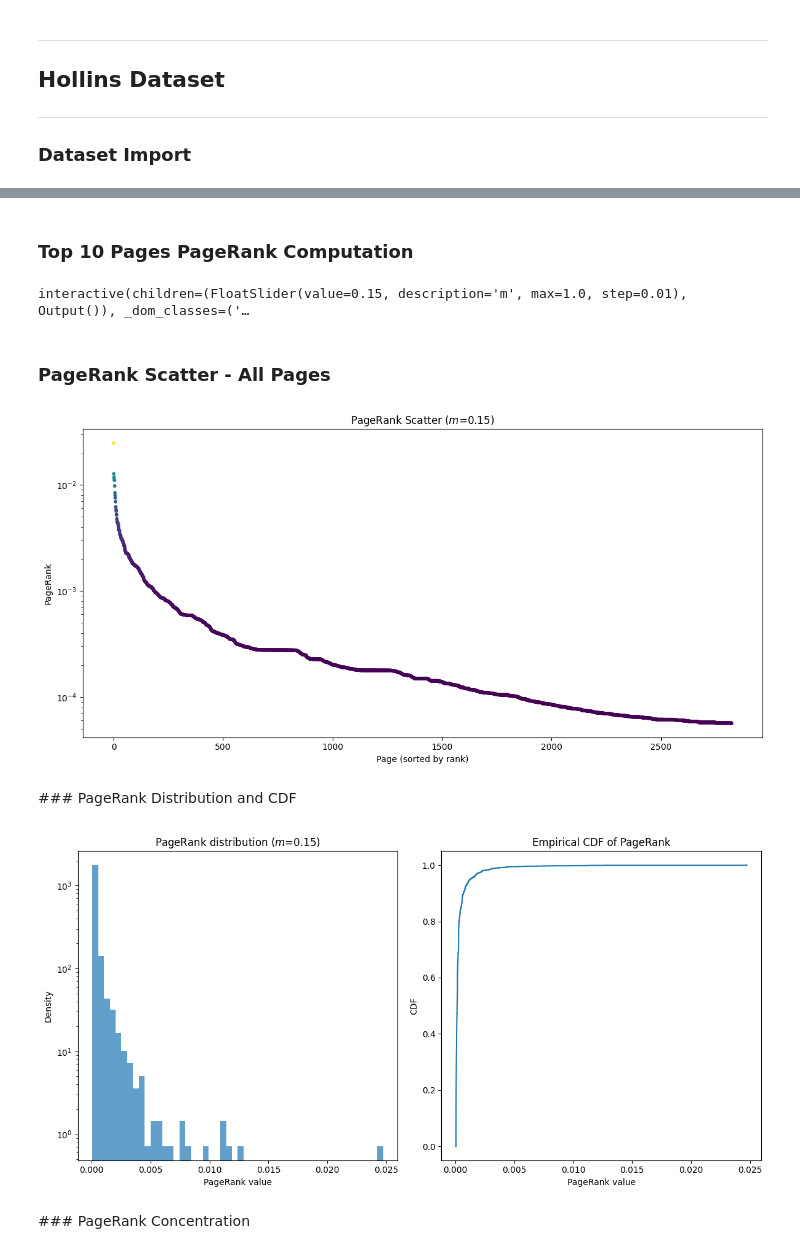
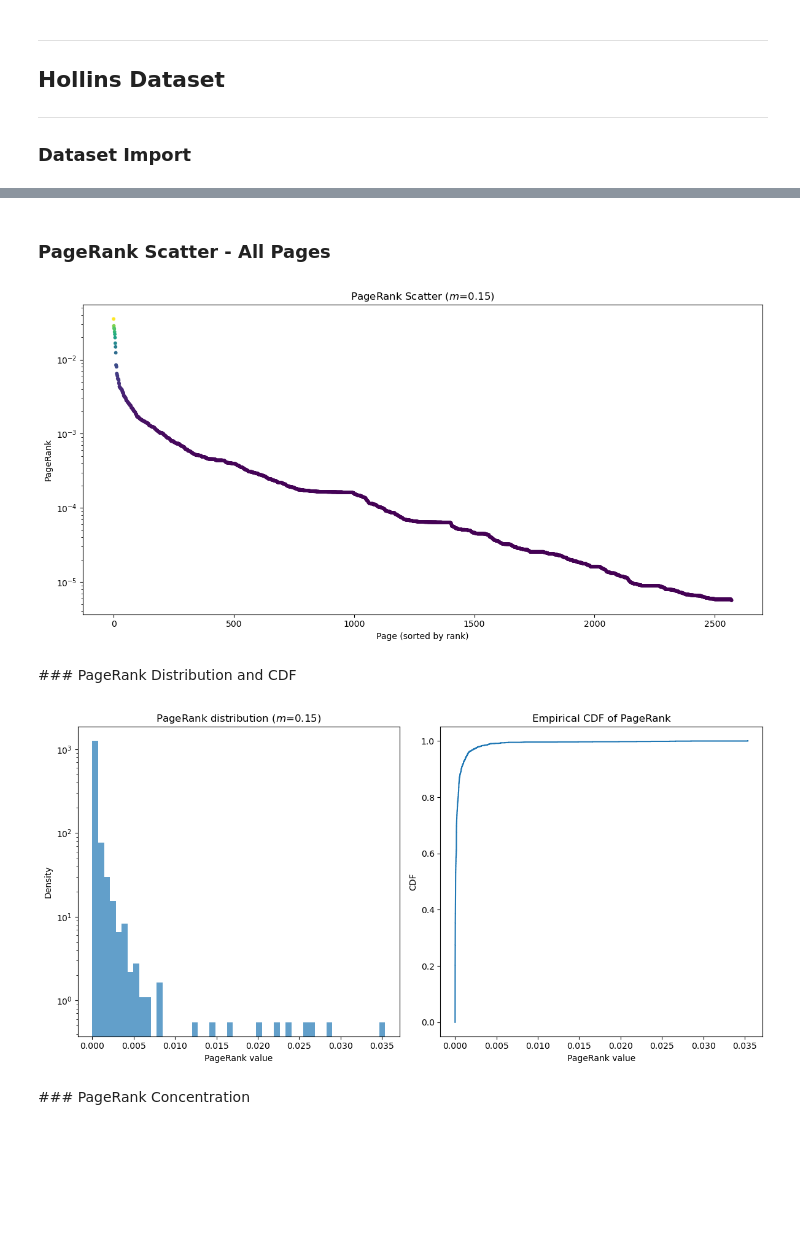
Before and after one commit to giorgiozoccatelli/ComputationalLinearAlgebra, a Jupyter notebook: PageRank/es11.ipynb, the cells around one changed output, grey strips where cells are left out. Cells and saved outputs as stored; diff of their text form; code cells hidden in the pictures; blank space fills up the shorter version.

Commit message:
hollins risolto forse

```diff
--- a/PageRank/es11.ipynb
+++ b/PageRank/es11.ipynb
@@ -38,11 +38,7 @@ from scipy.sparse import issparse, csr_matrix
 def compute_M_matrix(A, m):
     n = A.shape[0]
     S = np.ones((n, n)) / n
-    if issparse(A):
-        S_sparse = csr_matrix(S)
-        M = (1 - m) * A + m * S_sparse
-    else:
-        M = (1 - m) * A + m * S
+    M = (1 - m) * A + m * S
     v0 = np.ones(n)
     v0 /= np.linalg.norm(v0, 2)
     return M, v0
@@ -51,8 +47,6 @@ def pagerank_power_method_classic(M, v, max_iter=1000, tol=1e-10):
     lam_old = None
     lambdas = []
     errors = []
-
-    v = np.asarray(v).reshape(-1)
 
     for _ in range(max_iter):
         w = M @ v
@@ -498,23 +497,0 @@ Indici dei nodi pendenti: [0 0 0 0 0 0 0 0 0 0 0 0 0 0 0 0 0 0 0 0 0 0 0 0 0 0 0
-# %% [markdown]
-### Top 10 Pages PageRank Computation
-# %%
-def plot_top10_pagerank(A, url_map_clean, m=0.15, n=10):
-    M, v0 = compute_M_matrix(A, m)
-    v, _, _ = pagerank_power_method_classic(M, v0)
-    idx_top = np.argsort(v)[-n:][::-1]
-    ranks_top = v[idx_top]
-    urls_top = url_map_clean.iloc[idx_top]["url"].values
-
-    plt.figure(figsize=(9, 6))
-    plt.bar(range(n), ranks_top)
-    plt.xticks(range(n), urls_top, rotation=45, ha='right')
-    plt.ylabel("PageRank")
-    plt.title(f"Top {n} URLs by PageRank ($m$={m:.2f})")
-    for i, val in enumerate(ranks_top):
-        plt.text(i, val + 0.01 * ranks_top.max(), f"{val:.3f}", ha="center")
-    plt.tight_layout()
-    plt.show()
-
-interact(lambda m: plot_top10_pagerank(A, url_map_clean, m, n=10),m=FloatSlider(value=0.15, min=0.0, max=1.0, step=0.01, description="m"));
-# %% [output]
-interactive(children=(FloatSlider(value=0.15, description='m', max=1.0, step=0.01), Output()), _dom_classes=('…
@@ -521,29 +532,37 @@ interactive(children=(FloatSlider(value=0.15, description='m', max=1.0, step=0.0
+# %%
+df = pd.read_csv("hollins.dat", sep=r"\s+", header=None)
+N = int(df.iloc[0, 0])
+
+urls = df.iloc[1:N+1].set_index(0)[1]
+
+links = df.iloc[N+1:, [0, 1]].astype(int)
+links.columns = ["source", "target"]
+
+A, url_map_clean = preprocessing(urls, links)
 # %% [markdown]
 ### PageRank Scatter - All Pages
 # %%
 def plot_rank_scatter_all(A, m=0.15):
-    M, v0 = compute_M_matrix(A, m)
-    v, _, _ = pagerank_power_method_classic(M, v0)
+    v,_,_=pagerank_sparse(A,m)
     ranks_sorted = np.sort(v)[::-1]
 
     plt.figure(figsize=(12, 6))
     plt.scatter(range(len(ranks_sorted)), ranks_sorted, s=10, c=ranks_sorted, cmap='viridis')
     plt.xlabel('Page (sorted by rank)')
     plt.ylabel('PageRank')
     plt.title(f'PageRank Scatter ($m$={m:.2f})')
     plt.yscale('log')
     plt.tight_layout()
     plt.show()
 
-plot_rank_scatter_all(A, m=0.15)
+plot_rank_scatter_all(A)
 # %% [output]
-[figure, old version]
+[figure, new version]
 # %% [markdown]
 ### PageRank Distribution and CDF
 # %%
 def plot_pagerank_hist_and_cdf(A, m=0.15, bins=50):
-    M, v0 = compute_M_matrix(A, m)
-    v, _, _ = pagerank_power_method_classic(M, v0)
+    v, _, _ = pagerank_sparse(A,m)
     v = np.asarray(v).reshape(-1)
 
 
@@ -567,9 +586,9 @@ def plot_pagerank_hist_and_cdf(A, m=0.15, bins=50):
     plt.tight_layout()
     plt.show()
 
-plot_pagerank_hist_and_cdf(A, m=0.15, bins=50)
+plot_pagerank_hist_and_cdf(A)
 # %% [output]
-[figure, old version]
+[figure, new version]
 # %% [markdown]
 ### PageRank Concentration
 # %%
```
Also changed, not shown: parts of 8 cells of this notebook.
